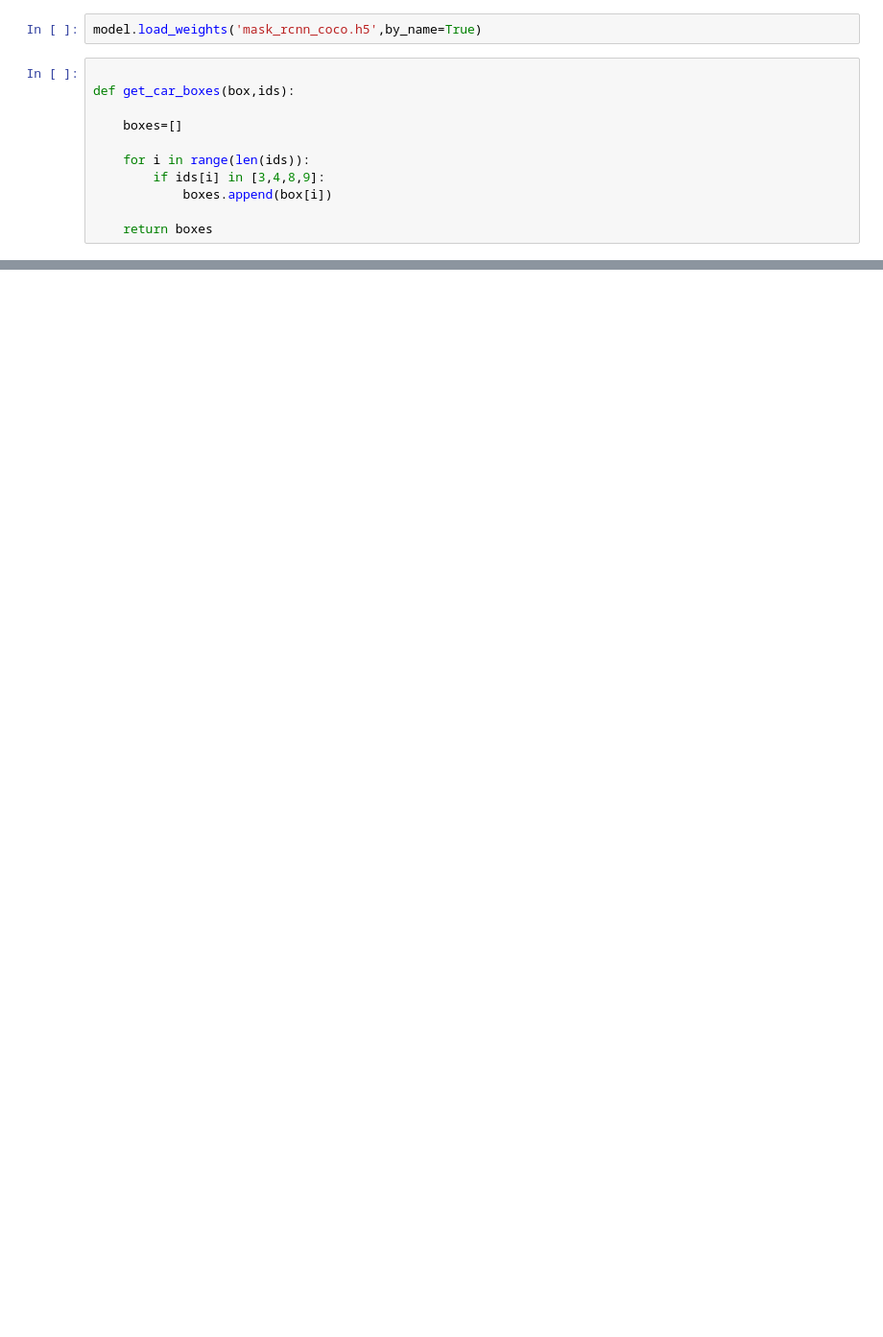
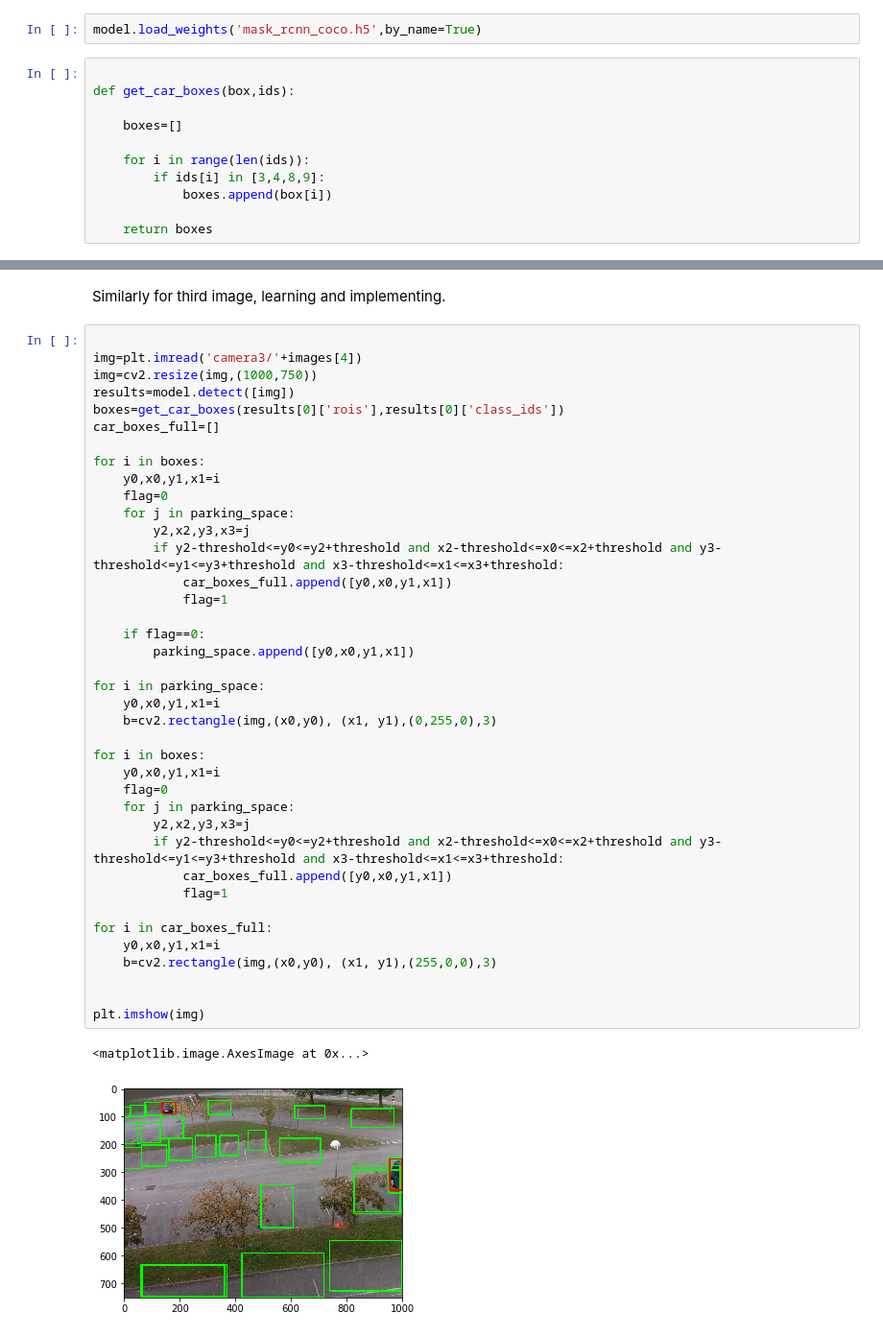
Before and after one commit to Kshitij9459/Car-parking-detection, a Jupyter notebook: Untitled.ipynb, the cells around one changed output, grey strips where cells are left out. Shown at 96% size. Cells and saved outputs as stored; diff of their text form; blank space fills up the shorter version.

```diff
--- a/Untitled.ipynb
+++ b/Untitled.ipynb
@@ -84,0 +180,44 @@ plt.imshow(img)
+# %% [markdown]
+Similarly for third image, learning and implementing.
+# %%
+
+img=plt.imread('camera3/'+images[4])
+img=cv2.resize(img,(1000,750))
+results=model.detect([img])
+boxes=get_car_boxes(results[0]['rois'],results[0]['class_ids'])
+car_boxes_full=[]
+
+for i in boxes:
+    y0,x0,y1,x1=i
+    flag=0
+    for j in parking_space:
+        y2,x2,y3,x3=j
+        if y2-threshold<=y0<=y2+threshold and x2-threshold<=x0<=x2+threshold and y3-threshold<=y1<=y3+threshold and x3-threshold<=x1<=x3+threshold:
+            car_boxes_full.append([y0,x0,y1,x1])
+            flag=1
+
+    if flag==0:
+        parking_space.append([y0,x0,y1,x1])
+
+for i in parking_space:
+    y0,x0,y1,x1=i
+    b=cv2.rectangle(img,(x0,y0), (x1, y1),(0,255,0),3)
+
+for i in boxes:
+    y0,x0,y1,x1=i
+    flag=0
+    for j in parking_space:
+        y2,x2,y3,x3=j
+        if y2-threshold<=y0<=y2+threshold and x2-threshold<=x0<=x2+threshold and y3-threshold<=y1<=y3+threshold and x3-threshold<=x1<=x3+threshold:
+            car_boxes_full.append([y0,x0,y1,x1])
+            flag=1
+
+for i in car_boxes_full:
+    y0,x0,y1,x1=i
+    b=cv2.rectangle(img,(x0,y0), (x1, y1),(255,0,0),3)
+
+
+plt.imshow(img)
+# %% [output]
+<matplotlib.image.AxesImage at 0x...>
+[figure, added]
```
Also changed, not shown: parts of 10 cells of this notebook.
